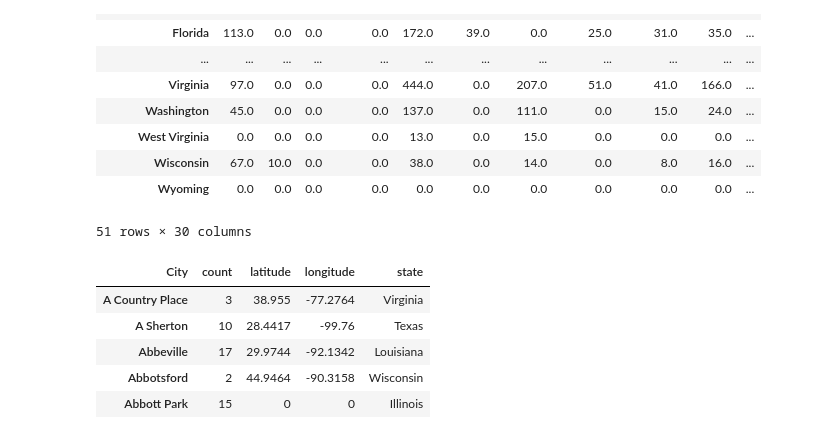
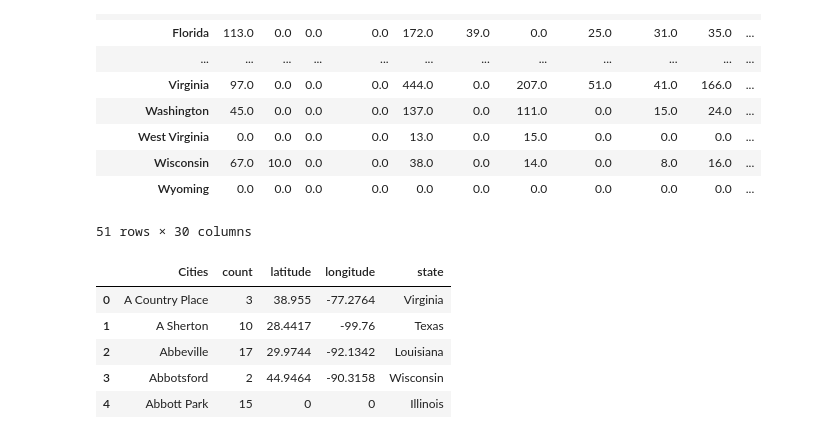
Before and after one commit to DrInternets/Employment-Defense-Force, a Jupyter notebook: Data Scraping/glassdoor.ipynb, the cells around one changed output. Cells and saved outputs as stored; diff of their text form; code cells hidden in the pictures.

Commit message:
fixed csv and index issues

```diff
--- a/Data Scraping/glassdoor.ipynb
+++ b/Data Scraping/glassdoor.ipynb
@@ -214,13 +217,14 @@ data.to_csv("glassdoor_states.csv")
 # %%
 df2 = pd.DataFrame(data=cities)
-df2.index.rename("City", inplace=True)
 df2 = df2.T
+df2.reset_index(inplace=True)
+df2.columns.values[0] = "Cities"
 df2['count'] = df2['count'].fillna(value=0)
 df2.head()
 # %% [output]
-| City | count | latitude | longitude | state |
-| A Country Place | 3 | 38.955 | -77.2764 | Virginia |
-| A Sherton | 10 | 28.4417 | -99.76 | Texas |
-| Abbeville | 17 | 29.9744 | -92.1342 | Louisiana |
-| Abbotsford | 2 | 44.9464 | -90.3158 | Wisconsin |
-| Abbott Park | 15 | 0 | 0 | Illinois |
+|  | Cities | count | latitude | longitude | state |
+| 0 | A Country Place | 3 | 38.955 | -77.2764 | Virginia |
+| 1 | A Sherton | 10 | 28.4417 | -99.76 | Texas |
+| 2 | Abbeville | 17 | 29.9744 | -92.1342 | Louisiana |
+| 3 | Abbotsford | 2 | 44.9464 | -90.3158 | Wisconsin |
+| 4 | Abbott Park | 15 | 0 | 0 | Illinois |
```
Also changed, not shown: parts of 7 cells of this notebook.
